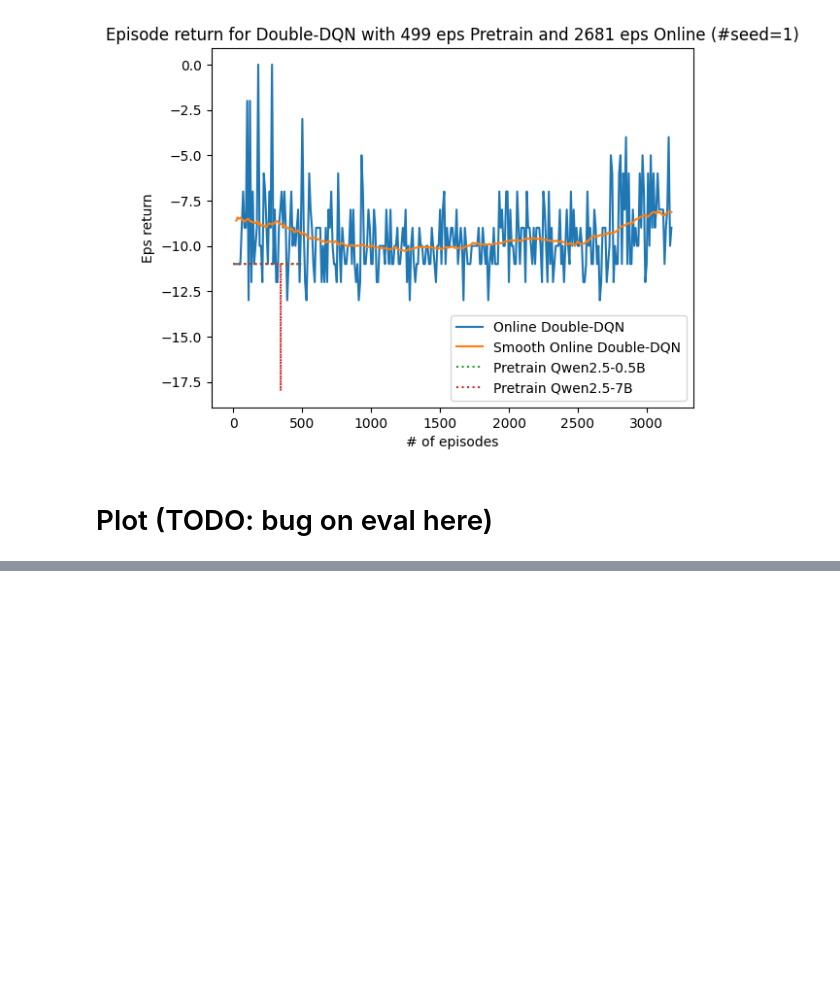
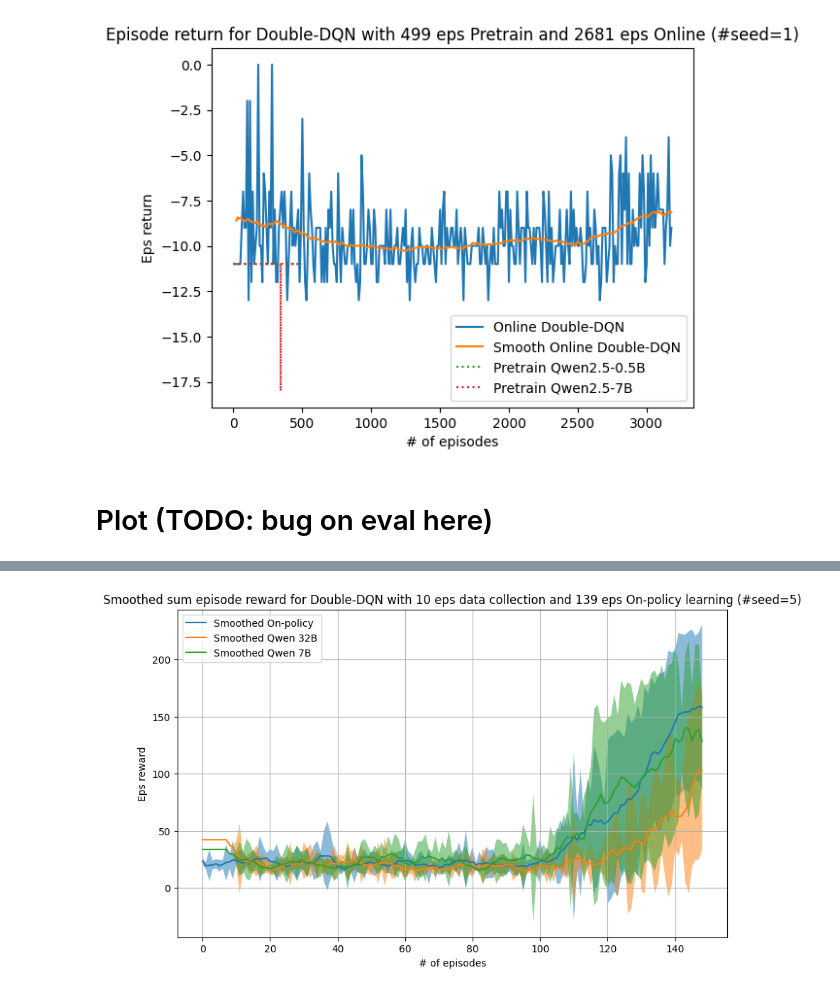
Before and after one commit to duongnhatthang/LlamaGym, a Jupyter notebook: visualization_atari.ipynb, the cells around one changed output, grey strips where cells are left out. Saved outputs shown, nothing was run; the diff lists cells and outputs as text; code cells hidden in the pictures; blank space fills up the shorter version.

```diff
--- a/visualization_atari.ipynb
+++ b/visualization_atari.ipynb
@@ -279 +363,42 @@ plt.show()
+# %%
+def moving_average(data, window_size):
+    """Compute moving average using convolution."""
+    window = np.ones(window_size) / window_size
+    # return np.convolve(data, window, mode='valid')
+    half_window = window_size // 2
+    new_data = np.pad(data, (half_window, half_window), mode='reflect')  # Pad data to handle edges
+    return np.convolve(new_data, window, mode='valid')
+
+# Define the window size for smoothing
+window_size = 5  # Adjust this value as needed
+
+# Smooth the data
+smoothed_mean_onl = moving_average(mean_onl, window_size)
+smoothed_mean_finetune_32b = moving_average(mean_finetune_32b, window_size)
+smoothed_mean_finetune_7b = moving_average(mean_finetune_7b, window_size)
+
+# Adjust the x-axis range for the smoothed data
+x_smooth = range(len(smoothed_mean_onl))
+
+# Plot the smoothed results
+plt.figure(figsize=(10, 6))
+
+plt.plot(x_smooth, smoothed_mean_onl, label='Smoothed On-policy')
+plt.fill_between(x, smoothed_mean_onl-std_onl, smoothed_mean_onl+std_onl, alpha=0.5)
+plt.plot(x_smooth, smoothed_mean_finetune_32b, label='Smoothed Qwen 32B')
+plt.fill_between(x, smoothed_mean_finetune_32b-std_finetune_32b, smoothed_mean_finetune_32b+std_finetune_32b, alpha=0.5)
+plt.plot(x_smooth, smoothed_mean_finetune_7b, label='Smoothed Qwen 7B')
+plt.fill_between(x, smoothed_mean_finetune_7b-std_finetune_7b, smoothed_mean_finetune_7b+std_finetune_7b, alpha=0.5)
+
+# Customize the plot
+plt.title(f'Smoothed sum episode reward for Double-DQN with {n_pretrain_eps} eps data collection and {n_online_eps} eps On-policy learning (#seed={n_exp})')
+plt.xlabel('# of episodes')
+plt.ylabel('Eps reward')
+plt.legend()
+plt.grid(True)
+
+# Show the plot
+plt.show()
+# %% [output]
+[figure, added]
 # %%
```
Also changed, not shown: parts of 10 cells of this notebook, 3 other files.
